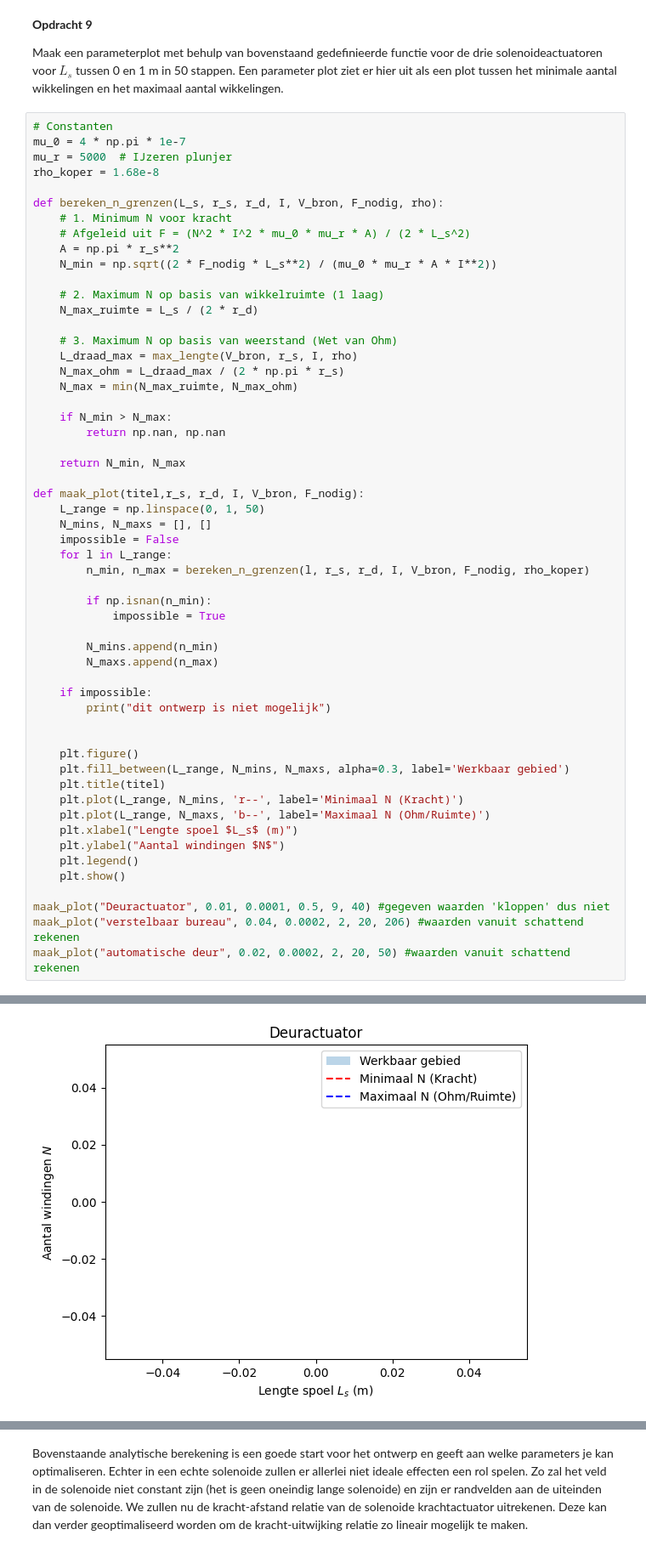
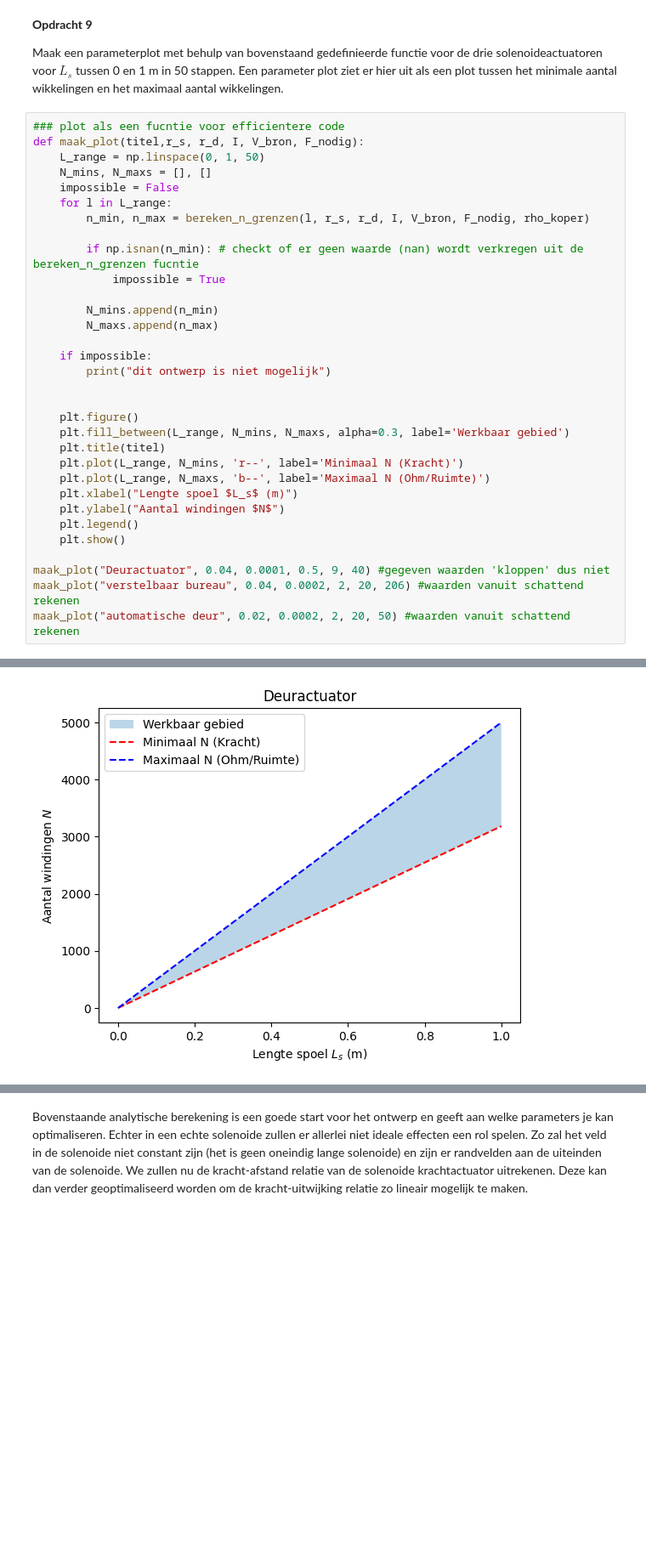
Before and after one commit to luckykat07/opdrachten-DEF-D_LE, a Jupyter notebook: DigitaleOntwerpopdrachten/2KrachtactuatorOpdracht/KrachtactuatorOpdracht.ipynb, the cells around one changed output, grey strips where cells are left out. Shown at 85% size. Cells and saved outputs as stored; diff of their text form; blank space fills up the shorter version.

```diff
--- a/DigitaleOntwerpopdrachten/2KrachtactuatorOpdracht/KrachtactuatorOpdracht.ipynb
+++ b/DigitaleOntwerpopdrachten/2KrachtactuatorOpdracht/KrachtactuatorOpdracht.ipynb
@@ -218,30 +211,7 @@ Text(0, 0.5, 'y')
 
 Maak een parameterplot met behulp van bovenstaand gedefinieerde functie voor de drie solenoideactuatoren voor $L_s$ tussen 0 en 1 m in 50 stappen. Een parameter plot ziet er hier uit als een plot tussen het minimale aantal wikkelingen en het maximaal aantal wikkelingen.
 # %%
-# Constanten
-mu_0 = 4 * np.pi * 1e-7
-mu_r = 5000  # IJzeren plunjer
-rho_koper = 1.68e-8
-
-def bereken_n_grenzen(L_s, r_s, r_d, I, V_bron, F_nodig, rho):
-    # 1. Minimum N voor kracht
-    # Afgeleid uit F = (N^2 * I^2 * mu_0 * mu_r * A) / (2 * L_s^2)
-    A = np.pi * r_s**2
-    N_min = np.sqrt((2 * F_nodig * L_s**2) / (mu_0 * mu_r * A * I**2))
-
-    # 2. Maximum N op basis van wikkelruimte (1 laag)
-    N_max_ruimte = L_s / (2 * r_d)
-
-    # 3. Maximum N op basis van weerstand (Wet van Ohm)
-    L_draad_max = max_lengte(V_bron, r_s, I, rho)
-    N_max_ohm = L_draad_max / (2 * np.pi * r_s)
-    N_max = min(N_max_ruimte, N_max_ohm)
-
-    if N_min > N_max:
-        return np.nan, np.nan
-
-    return N_min, N_max
-
+### plot als een fucntie voor efficientere code
 def maak_plot(titel,r_s, r_d, I, V_bron, F_nodig):
     L_range = np.linspace(0, 1, 50)
     N_mins, N_maxs = [], []
@@ -249,7 +219,7 @@ def maak_plot(titel,r_s, r_d, I, V_bron, F_nodig):
     for l in L_range:
         n_min, n_max = bereken_n_grenzen(l, r_s, r_d, I, V_bron, F_nodig, rho_koper)
 
-        if np.isnan(n_min):
+        if np.isnan(n_min): # checkt of er geen waarde (nan) wordt verkregen uit de bereken_n_grenzen fucntie
             impossible = True
 
         N_mins.append(n_min)
@@ -269,7 +239,7 @@ def maak_plot(titel,r_s, r_d, I, V_bron, F_nodig):
     plt.legend()
     plt.show()
 
-maak_plot("Deuractuator", 0.01, 0.0001, 0.5, 9, 40) #gegeven waarden 'kloppen' dus niet
+maak_plot("Deuractuator", 0.04, 0.0001, 0.5, 9, 40) #gegeven waarden 'kloppen' dus niet
 maak_plot("verstelbaar bureau", 0.04, 0.0002, 2, 20, 206) #waarden vanuit schattend rekenen
 maak_plot("automatische deur", 0.02, 0.0002, 2, 20, 50) #waarden vanuit schattend rekenen
 # %% [output]
@@ -277,4 +246,4 @@ dit ontwerp is niet mogelijk
-[figure, old version]
+[figure, new version]
 [figure]
 [figure]
 # %% [markdown]
```
Also changed, not shown: parts of 4 cells of this notebook.
